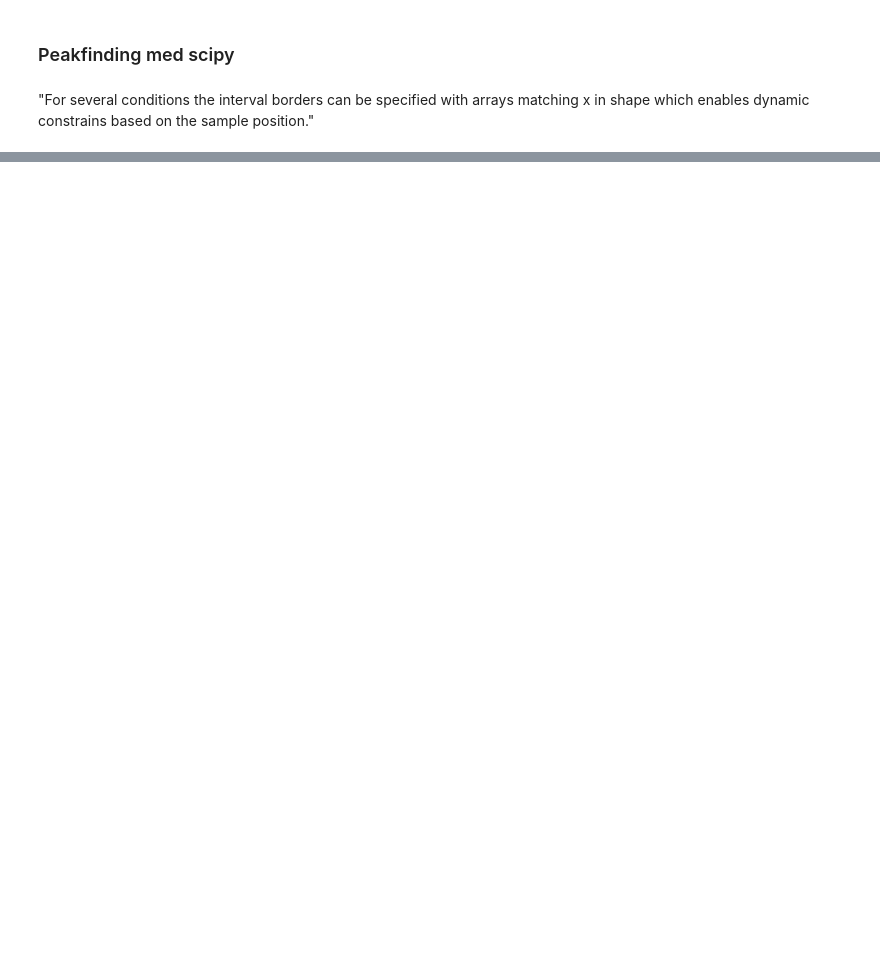
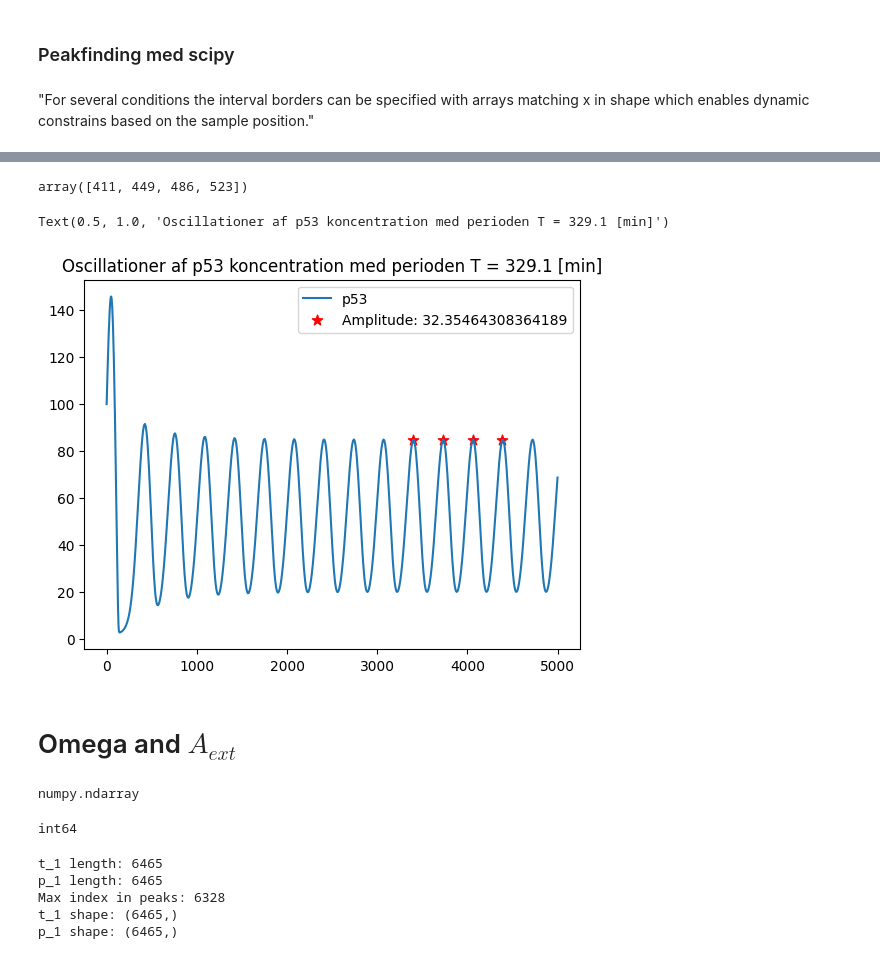
Before and after one commit to ErikBachRyhl/p53, a Jupyter notebook: Nutlin-tilføjelse.ipynb, the cells around one changed output, grey strips where cells are left out. Drawn from its saved outputs; the diff is of its cells as text; code cells hidden in the pictures; blank space fills up the shorter version.

```diff
--- a/Nutlin-tilføjelse.ipynb
+++ b/Nutlin-tilføjelse.ipynb
@@ -136,2 +108,0 @@ def find_map(t, y): #mean, amplitude, period
-# %%
-period, amplitude, mean_value, stable_peaks, stable_troughs = find_map(t_int, p_int)
@@ -284,0 +109,24 @@ Text(0.5, 1.0, 'Entrainment? Nook jo')
+# %%
+def compute_internal_oscillator(t, y): #mean, amplitude, period
+    y_peaks = find_peaks(y)[0]
+    y_troughs = find_peaks(-y)[0]
+
+    # Only keep peaks after the 10 first peaks. We assume that the period and amplitude will be approx. stable after this.
+    stable_peaks = None
+    stable_troughs = None
+    if len(y_peaks) > 12 and len(y_peaks) > len(y_troughs):
+        stable_peaks = y_peaks[10:-2]
+        stable_troughs = y_troughs[10:-1]
+    else:
+        stable_peaks = y_peaks[10:-1]
+        stable_troughs = y_troughs[10:-1]
+
+    # Is it true that N is larger when using troughs also? So that the uncertainty is smaller?
+    period = np.mean((np.diff(t[stable_peaks]) + np.diff(t[stable_troughs]))/2)
+    # TODO: Calculate uncertainty for this!
+
+    amplitude = np.mean((y[stable_peaks] - y[stable_troughs])/2)
+
+    mean_value = np.mean(np.concatenate((y[stable_peaks] - amplitude, y[stable_troughs] + amplitude)))
+
+    return period, amplitude, mean_value, stable_peaks, stable_troughs
@@ -284,0 +175,16 @@ Text(0.5, 1.0, 'Entrainment? Nook jo')
+# %%
+T_int, A_int, mean_int, stable_peaks_int, stable_troughs_int = compute_internal_oscillator(time_transient, p_transient)
+# %%
+stable_peaks_int
+# %% [output]
+array([411, 449, 486, 523])
+# %%
+plt.plot(time_transient, p_transient, label="p53")
+plt.scatter(time_transient[stable_peaks_int], p_transient[stable_peaks_int], s=60, c="red", marker='*', label=f"Amplitude: {A_int}")
+
+plt.legend()
+
+plt.title(f"Oscillationer af p53 koncentration med perioden T = {T_int:.4} [min]")
+# %% [output]
+Text(0.5, 1.0, 'Oscillationer af p53 koncentration med perioden T = 329.1 [min]')
+[figure, added]
@@ -284,0 +249,2 @@ Text(0.5, 1.0, 'Entrainment? Nook jo')
+# %% [markdown]
+# Omega and $A_{ext}$
@@ -284,0 +260,25 @@ Text(0.5, 1.0, 'Entrainment? Nook jo')
+# %%
+type(peaks_p53_after_transient)
+# %% [output]
+numpy.ndarray
+# %%
+# Verify the type of elements in peaks_p53_after_transient
+print(peaks_p53_after_transient.dtype)
+
+# If it's not an integer type, you should convert it
+if peaks_p53_after_transient.dtype != 'int':
+    peaks_p53_after_transient = peaks_p53_after_transient.astype(int)
+# %% [output]
+int64
+# %%
+print("t_1 length:", len(t_1))
+print("p_1 length:", len(p_1))
+print("Max index in peaks:", max(peaks_p53_after_transient))
+print("t_1 shape:", t_1.shape)
+print("p_1 shape:", p_1.shape)
+# %% [output]
+t_1 length: 6465
+p_1 length: 6465
+Max index in peaks: 6328
+t_1 shape: (6465,)
+p_1 shape: (6465,)
```
Also changed, not shown: parts of 42 cells of this notebook.
